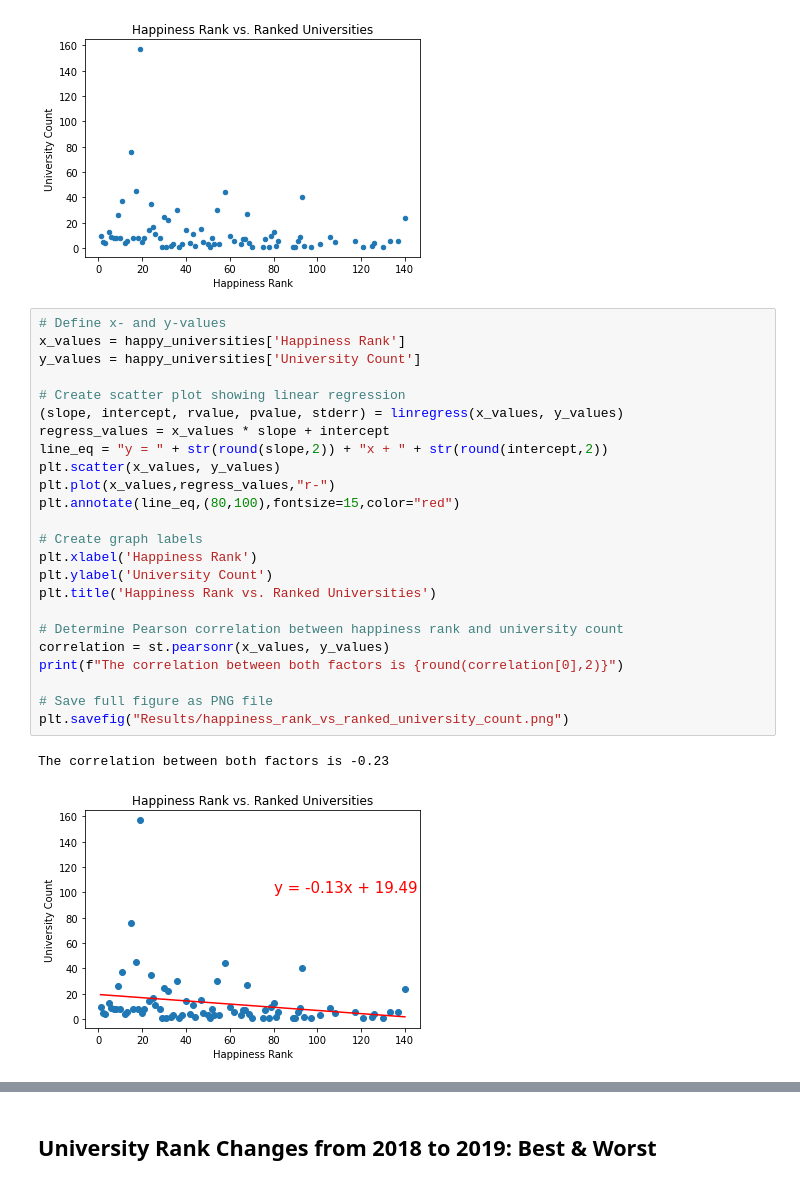
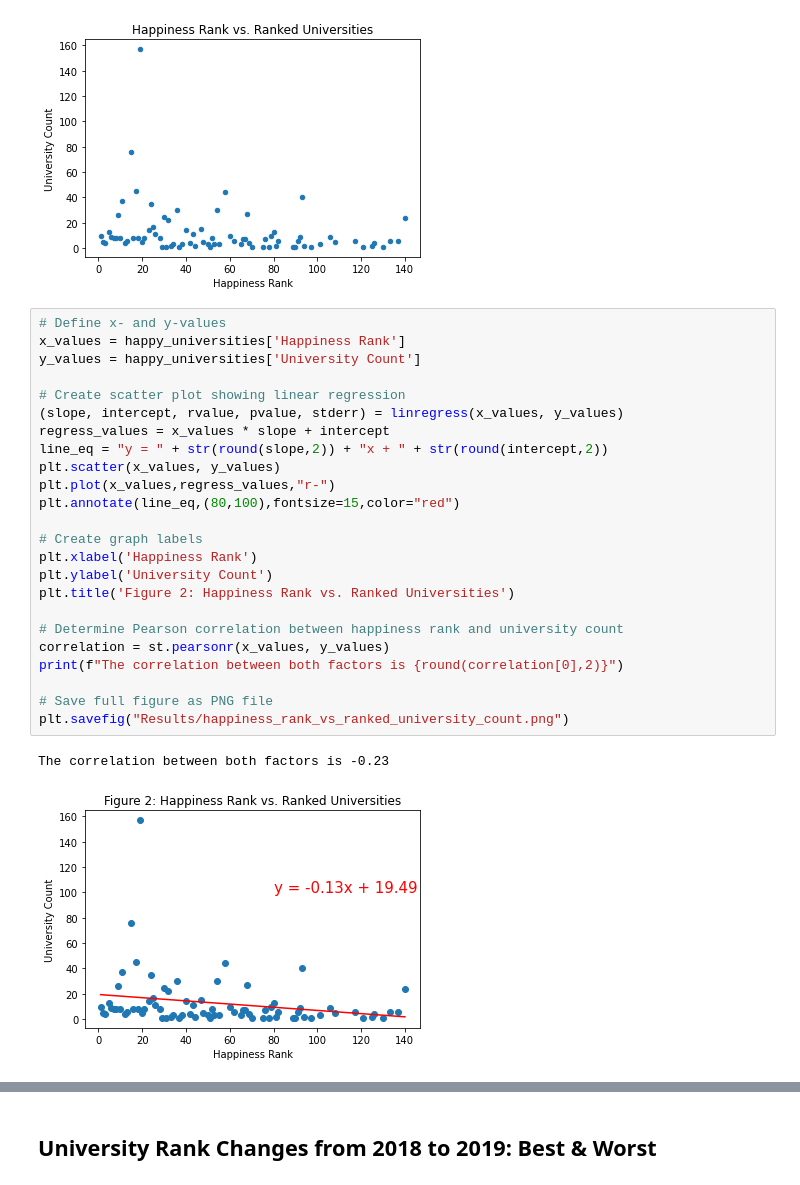
Before and after one commit to Efritch/world-happiness-v-education-group-one, a Jupyter notebook: analysis.ipynb, the cells around one changed output, grey strips where cells are left out. Drawn from its saved outputs; the diff is of its cells as text.

```diff
--- a/analysis.ipynb
+++ b/analysis.ipynb
@@ -55,28 +56,28 @@ Text(0.5, 1.0, 'Happiness Rank vs. Ranked Universities')
 # %%
 # Define x- and y-values
 x_values = happy_universities['Happiness Rank']
 y_values = happy_universities['University Count']
 
 # Create scatter plot showing linear regression
 (slope, intercept, rvalue, pvalue, stderr) = linregress(x_values, y_values)
 regress_values = x_values * slope + intercept
 line_eq = "y = " + str(round(slope,2)) + "x + " + str(round(intercept,2))
 plt.scatter(x_values, y_values)
 plt.plot(x_values,regress_values,"r-")
 plt.annotate(line_eq,(80,100),fontsize=15,color="red")
 
 # Create graph labels
 plt.xlabel('Happiness Rank')
 plt.ylabel('University Count')
-plt.title('Happiness Rank vs. Ranked Universities')
+plt.title('Figure 2: Happiness Rank vs. Ranked Universities')
 
 # Determine Pearson correlation between happiness rank and university count
 correlation = st.pearsonr(x_values, y_values)
 print(f"The correlation between both factors is {round(correlation[0],2)}")
 
 # Save full figure as PNG file
 plt.savefig("Results/happiness_rank_vs_ranked_university_count.png")
 # %% [output]
 The correlation between both factors is -0.23
-[figure, old version]
+[figure, new version]
 # %% [markdown]
```
Also changed, not shown: parts of 5 cells of this notebook, 4 other files.
